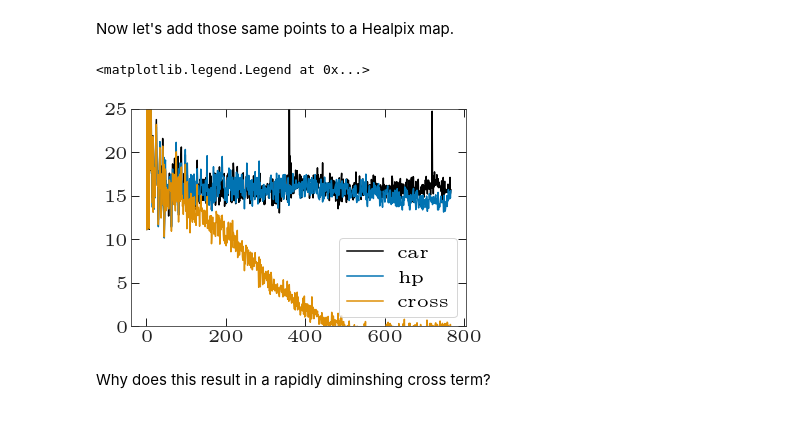
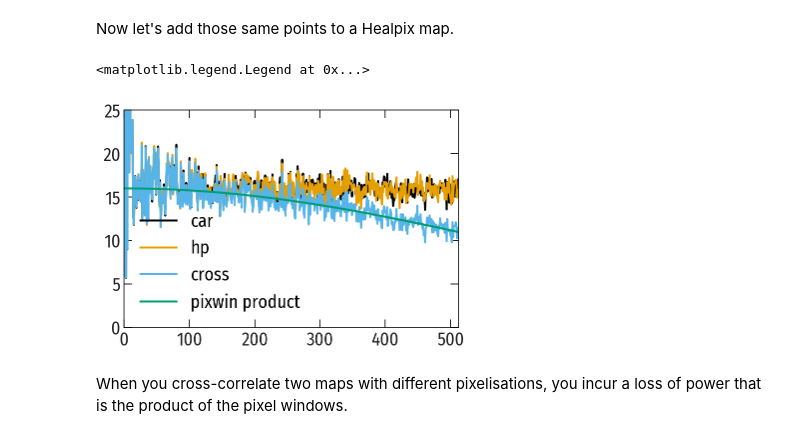
Before and after one commit to xzackli/Cosmology-Notebooks, a Jupyter notebook: minimum_confusing.ipynb, the cells around one changed output. Cells and saved outputs as stored; diff of their text form; code cells hidden in the pictures.

Commit message:
update notebook with new pixwin understanding

```diff
--- a/minimum_confusing.ipynb
+++ b/minimum_confusing.ipynb
@@ -5,5 +6,5 @@ import matplotlib.pyplot as plt
 # %% [markdown]
 Let's set up a geometry, and then place 200 points randomly in RA and DEC.
 # %%
-shape,wcs = enmap.fullsky_geometry(res=np.deg2rad(1),proj='car')
+shape,wcs = enmap.fullsky_geometry(res=np.deg2rad(0.25),proj='car')
 nside = 256
@@ -18,8 +23,8 @@ Now let's add them to a CAR map.
 car_map = enmap.zeros(shape, wcs=wcs)
 
 decpix, rapix = enmap.sky2pix(shape, wcs, np.vstack([DEC, RA]))
-rapix = np.round(rapix).astype(np.int)
-decpix = np.round(decpix).astype(np.int)
+rapix = np.round(rapix).astype(int)
+decpix = np.round(decpix).astype(int)
 
 for i in range(Npoints):
     ra_ = rapix[i] % shape[1]
@@ -44,14 +47,26 @@ hp_map /= hp.nside2pixarea(nside)
 # %%
 alm_car = curvedsky.map2alm(car_map, lmax=3*nside-1)
 alm_hp = hp.map2alm(hp_map)
+# %%
+def mean_pixwin(m0, lmax):
+    m1 = enmap.rand_gauss(m0.shape, m0.wcs)
+    m2 = enmap.apply_window(m1.copy())
+    cl1 = hp.alm2cl(curvedsky.map2alm(m1, lmax=lmax))
+    cl2 = hp.alm2cl(curvedsky.map2alm(m2, lmax=lmax))
+    return np.sqrt(cl2/cl1)
 # %%
 plt.plot(hp.alm2cl(alm_car), "-",  label="car")
 plt.plot(hp.alm2cl(alm_hp), "-", label="hp")
 plt.plot(hp.alm2cl(alm_hp, alm_car), "-", label="cross")
+
+carpx = mean_pixwin(car_map, lmax=3*nside-1)
+plt.plot( hp.pixwin(nside) * carpx * 16, label="pixwin product")
+
+plt.xlim(0, 2*nside)
 plt.ylim(0,25)
 plt.legend()
 # %% [output]
 <matplotlib.legend.Legend at 0x...>
-[figure, old version]
+[figure, new version]
 # %% [markdown]
-Why does this result in a rapidly diminshing cross term?
+When you cross-correlate two maps with different pixelisations, you incur a loss of power that is the product of the pixel windows.
```
Also changed, not shown: parts of 3 cells of this notebook.
